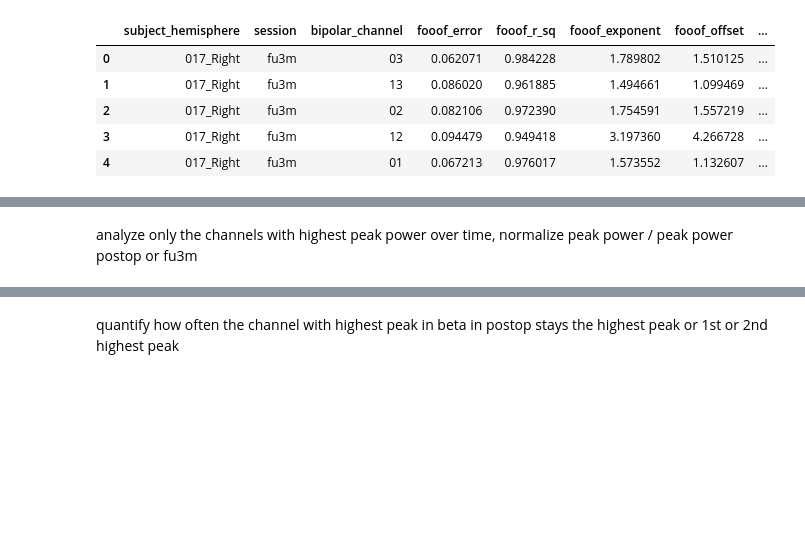
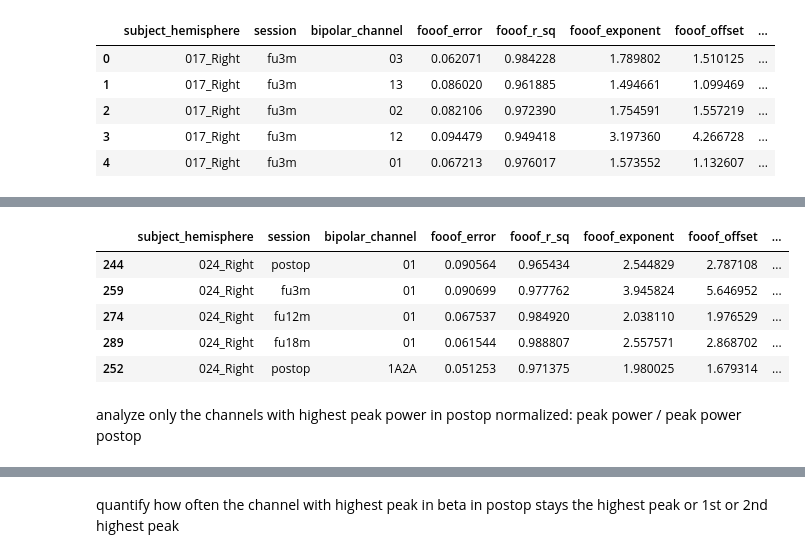
Before and after one commit to JKBehnke/BetaSenSightLongterm, a Jupyter notebook: notebooks/fooof_playground.ipynb, the cells around one changed output, grey strips where cells are left out. Drawn from its saved outputs; the diff is of its cells as text; code cells hidden in the pictures; blank space fills up the shorter version.

```diff
--- a/notebooks/fooof_playground.ipynb
+++ b/notebooks/fooof_playground.ipynb
@@ -1406,2 +1360,11 @@ stn_group_postop_df_copy
+# %%
+normalized_peak_power.head()
+# %% [output]
+|  | subject_hemisphere | session | bipolar_channel | fooof_error | fooof_r_sq | fooof_exponent | fooof_offset | ... |
+| 244 | 024_Right | postop | 01 | 0.090564 | 0.965434 | 2.544829 | 2.787108 | ... |
+| 259 | 024_Right | fu3m | 01 | 0.090699 | 0.977762 | 3.945824 | 5.646952 | ... |
+| 274 | 024_Right | fu12m | 01 | 0.067537 | 0.984920 | 2.038110 | 1.976529 | ... |
+| 289 | 024_Right | fu18m | 01 | 0.061544 | 0.988807 | 2.557571 | 2.868702 | ... |
+| 252 | 024_Right | postop | 1A2A | 0.051253 | 0.971375 | 1.980025 | 1.679314 | ... |
 # %% [markdown]
-analyze only the channels with highest peak power over time, normalize peak power / peak power postop or fu3m
+analyze only the channels with highest peak power in postop normalized: peak power / peak power postop
```
Also changed, not shown: parts of 17 cells of this notebook, 2 other files.
